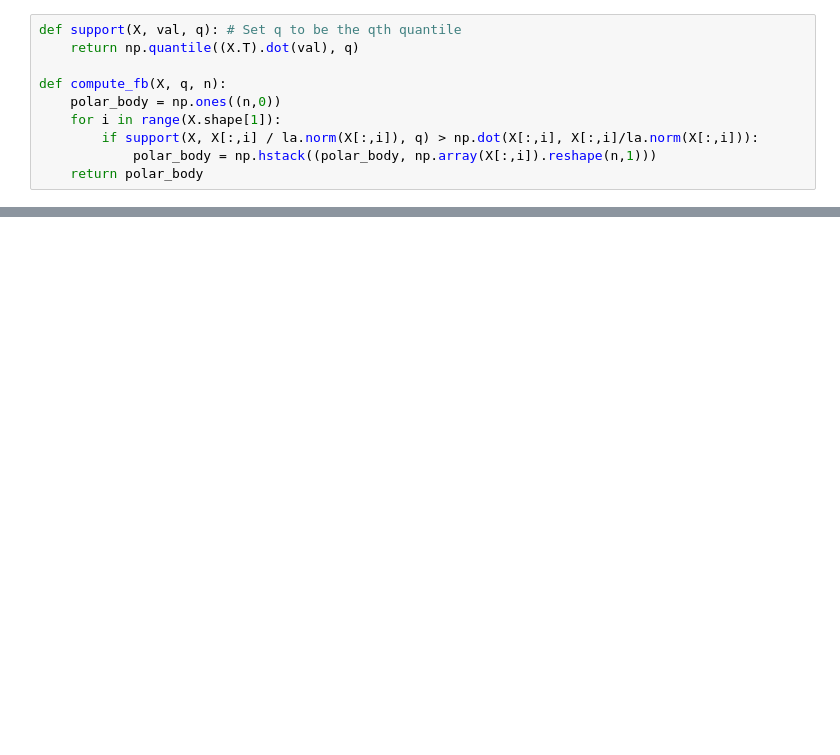
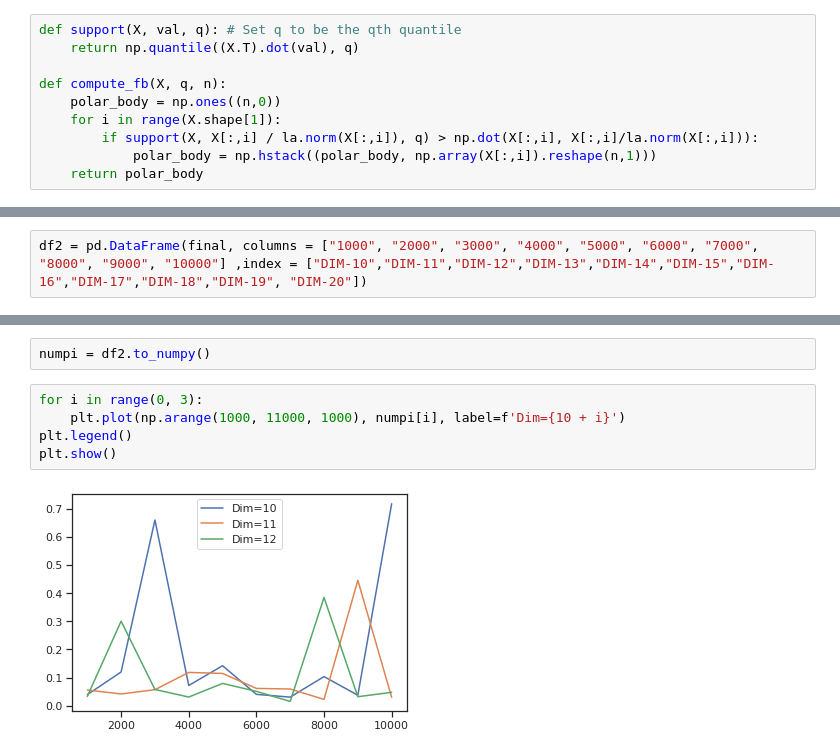
Before and after one commit to Blaine-Mason/NSF-Phase2, a Jupyter notebook: tensor_gmm.ipynb, the cells around one changed output, grey strips where cells are left out. Cells and saved outputs as stored; diff of their text form; blank space fills up the shorter version.

```diff
--- a/tensor_gmm.ipynb
+++ b/tensor_gmm.ipynb
@@ -352,0 +322,2 @@ A_est_wo.shape
+# %%
+df2 = pd.DataFrame(final, columns = ["1000", "2000", "3000", "4000", "5000", "6000", "7000", "8000", "9000", "10000"] ,index = ["DIM-10","DIM-11","DIM-12","DIM-13","DIM-14","DIM-15","DIM-16","DIM-17","DIM-18","DIM-19", "DIM-20"])
@@ -352,0 +339,9 @@ A_est_wo.shape
+# %%
+numpi = df2.to_numpy()
+# %%
+for i in range(0, 3):
+    plt.plot(np.arange(1000, 11000, 1000), numpi[i], label=f'Dim={10 + i}')
+plt.legend()
+plt.show()
+# %% [output]
+[figure, added]
```
Also changed, not shown: parts of 15 cells of this notebook, 2 other files.
